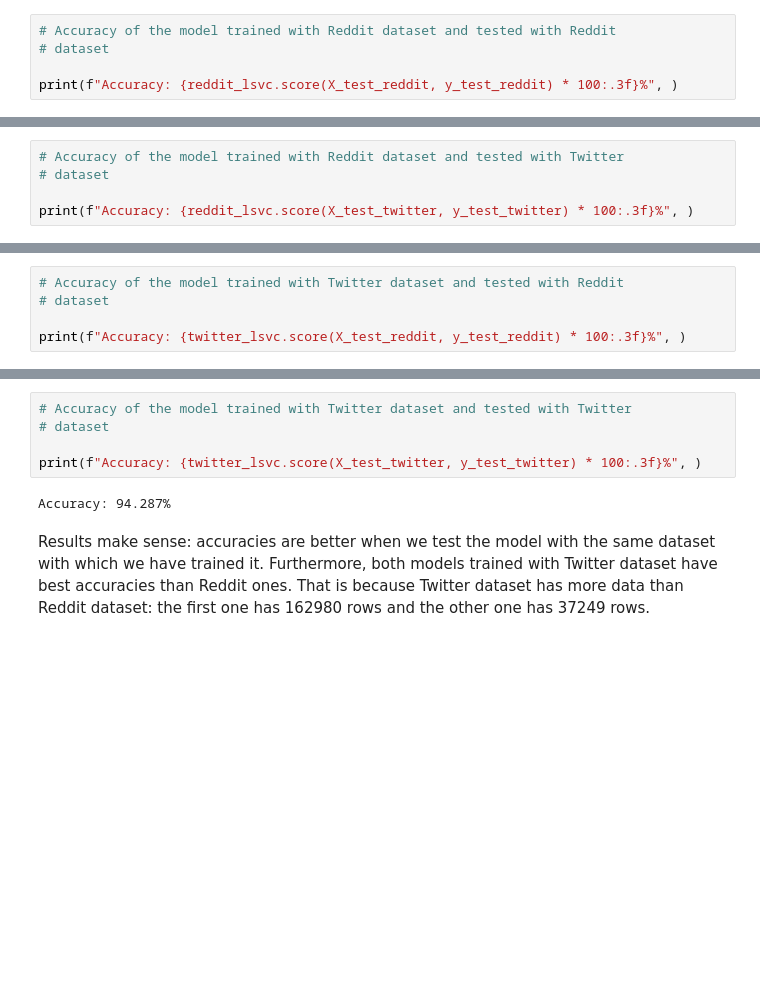
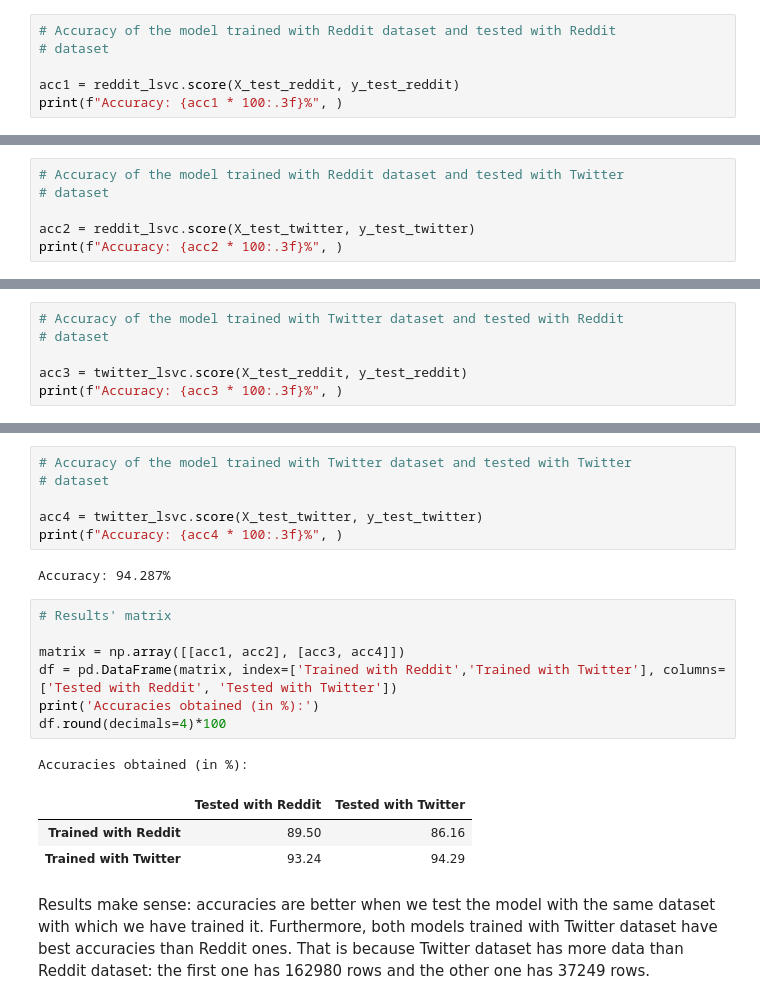
Before and after one commit to SergiCSim/Cas-Kaggle, a Jupyter notebook: Cas_kaggle.ipynb, the cells around one changed output, grey strips where cells are left out. Drawn from its saved outputs; the diff is of its cells as text; blank space fills up the shorter version.

```diff
--- a/Cas_kaggle.ipynb
+++ b/Cas_kaggle.ipynb
@@ -430,30 +430,46 @@ LinearSVC()
 # Accuracy of the model trained with Reddit dataset and tested with Reddit
 # dataset
 
-print(f"Accuracy: {reddit_lsvc.score(X_test_reddit, y_test_reddit) * 100:.3f}%", )
+acc1 = reddit_lsvc.score(X_test_reddit, y_test_reddit)
+print(f"Accuracy: {acc1 * 100:.3f}%", )
 # %% [output]
 Accuracy: 89.502%
 # %%
 # Accuracy of the model trained with Reddit dataset and tested with Twitter
 # dataset
 
-print(f"Accuracy: {reddit_lsvc.score(X_test_twitter, y_test_twitter) * 100:.3f}%", )
+acc2 = reddit_lsvc.score(X_test_twitter, y_test_twitter)
+print(f"Accuracy: {acc2 * 100:.3f}%", )
 # %% [output]
 Accuracy: 86.163%
 # %%
 # Accuracy of the model trained with Twitter dataset and tested with Reddit
 # dataset
 
-print(f"Accuracy: {twitter_lsvc.score(X_test_reddit, y_test_reddit) * 100:.3f}%", )
+acc3 = twitter_lsvc.score(X_test_reddit, y_test_reddit)
+print(f"Accuracy: {acc3 * 100:.3f}%", )
 # %% [output]
 Accuracy: 93.244%
 # %%
 # Accuracy of the model trained with Twitter dataset and tested with Twitter
 # dataset
 
-print(f"Accuracy: {twitter_lsvc.score(X_test_twitter, y_test_twitter) * 100:.3f}%", )
+acc4 = twitter_lsvc.score(X_test_twitter, y_test_twitter)
+print(f"Accuracy: {acc4 * 100:.3f}%", )
 # %% [output]
 Accuracy: 94.287%
+# %%
+# Results' matrix
+
+matrix = np.array([[acc1, acc2], [acc3, acc4]])
+df = pd.DataFrame(matrix, index=['Trained with Reddit','Trained with Twitter'], columns=['Tested with Reddit', 'Tested with Twitter'])
+print('Accuracies obtained (in %):')
+df.round(decimals=4)*100
+# %% [output]
+Accuracies obtained (in %):
+|  | Tested with Reddit | Tested with Twitter |
+| Trained with Reddit | 89.50 | 86.16 |
+| Trained with Twitter | 93.24 | 94.29 |
 # %% [markdown]
 Results make sense: accuracies are better when we test the model with the same dataset with which we have trained it. Furthermore, both models trained with Twitter dataset have best accuracies than Reddit ones. That is because Twitter dataset has more data than Reddit dataset: the first one has 162980 rows and the other one has 37249 rows.
 # %% [markdown]
```
Also changed, not shown: parts of 2 cells of this notebook.
